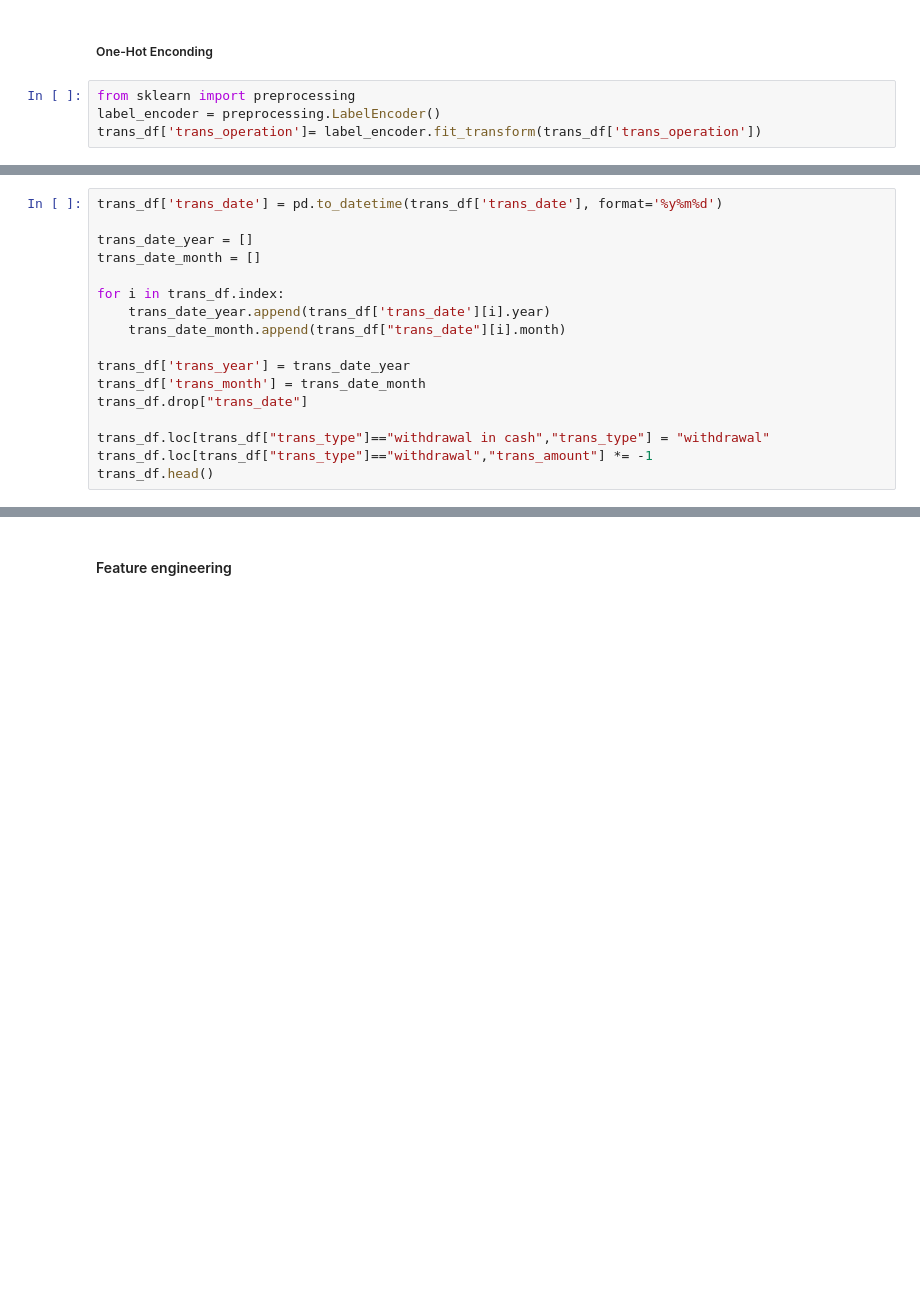
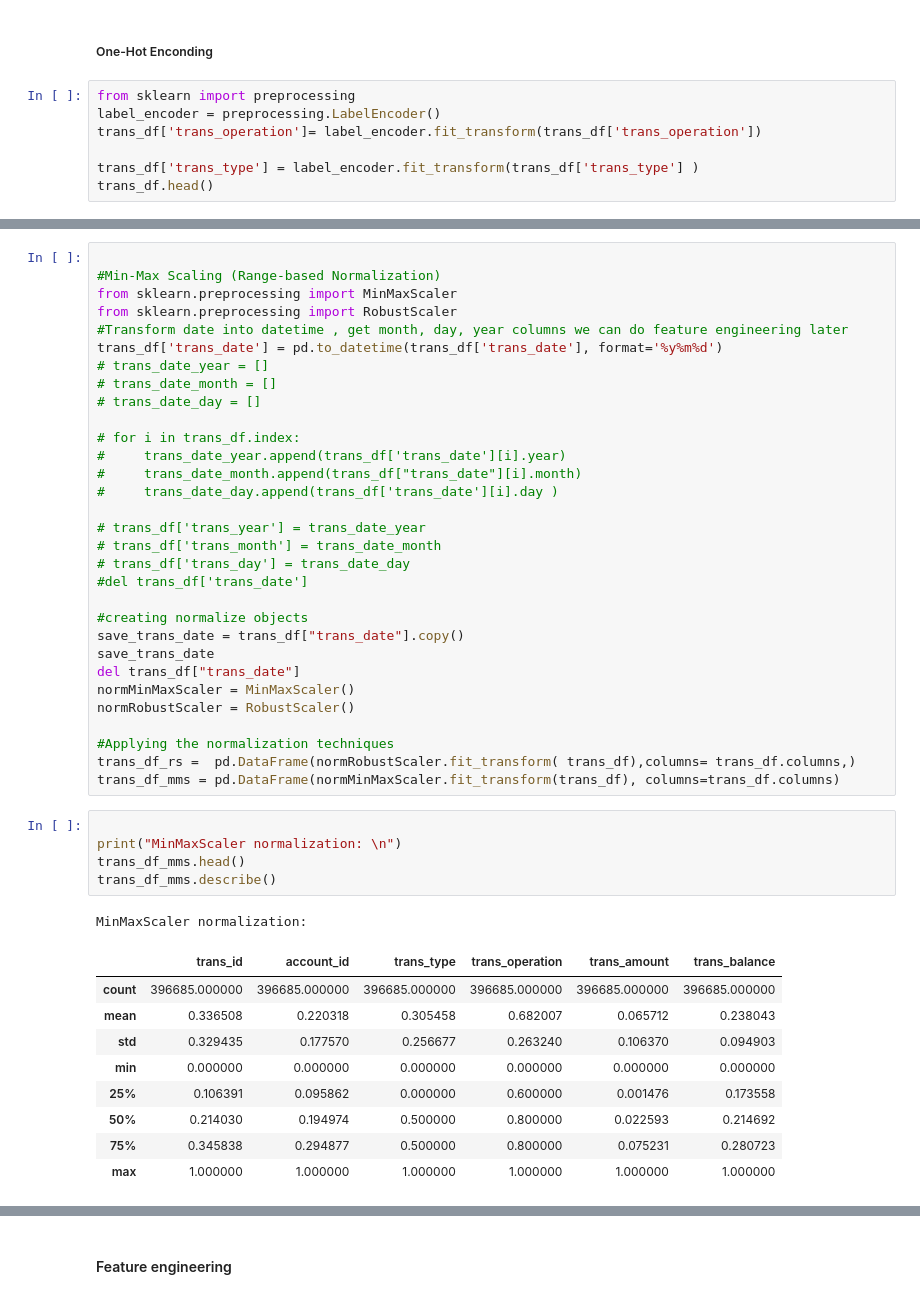
Before and after one commit to BernardoFerreira00/AC-Project, a Jupyter notebook: Notebooks/crisp_dm_sprint_3_4/data_preparation_trans_loan.ipynb, the cells around one changed output, grey strips where cells are left out. Cells and saved outputs as stored; diff of their text form; blank space fills up the shorter version.

Commit message:
almost all phases of data preparation detailed for transactions

```diff
--- a/Notebooks/crisp_dm_sprint_3_4/data_preparation_trans_loan.ipynb
+++ b/Notebooks/crisp_dm_sprint_3_4/data_preparation_trans_loan.ipynb
@@ -106,3 +101,6 @@ However, for the trans_k_symbol attribute we will now drop the column, but as me
 from sklearn import preprocessing
 label_encoder = preprocessing.LabelEncoder()
 trans_df['trans_operation']= label_encoder.fit_transform(trans_df['trans_operation'])
+
+trans_df['trans_type'] = label_encoder.fit_transform(trans_df['trans_type'] )
+trans_df.head()
@@ -111,17 +127,47 @@ trans_df['trans_operation']= label_encoder.fit_transform(trans_df['trans_operati
 # %%
+
+#Min-Max Scaling (Range-based Normalization)
+from sklearn.preprocessing import MinMaxScaler
+from sklearn.preprocessing import RobustScaler
+#Transform date into datetime , get month, day, year columns we can do feature engineering later
 trans_df['trans_date'] = pd.to_datetime(trans_df['trans_date'], format='%y%m%d')
+# trans_date_year = []
+# trans_date_month = []
+# trans_date_day = []
 
-trans_date_year = []
-trans_date_month = []
+# for i in trans_df.index:
+#     trans_date_year.append(trans_df['trans_date'][i].year)
+#     trans_date_month.append(trans_df["trans_date"][i].month)
+#     trans_date_day.append(trans_df['trans_date'][i].day )
 
-for i in trans_df.index:
-    trans_date_year.append(trans_df['trans_date'][i].year)
-    trans_date_month.append(trans_df["trans_date"][i].month)
+# trans_df['trans_year'] = trans_date_year
+# trans_df['trans_month'] = trans_date_month
+# trans_df['trans_day'] = trans_date_day
+#del trans_df['trans_date']
 
-trans_df['trans_year'] = trans_date_year
-trans_df['trans_month'] = trans_date_month
-trans_df.drop["trans_date"]
+#creating normalize objects
+save_trans_date = trans_df["trans_date"].copy()
+save_trans_date
+del trans_df["trans_date"]
+normMinMaxScaler = MinMaxScaler()
+normRobustScaler = RobustScaler()
 
-trans_df.loc[trans_df["trans_type"]=="withdrawal in cash","trans_type"] = "withdrawal"
-trans_df.loc[trans_df["trans_type"]=="withdrawal","trans_amount"] *= -1
-trans_df.head()
+#Applying the normalization techniques
+trans_df_rs =  pd.DataFrame(normRobustScaler.fit_transform( trans_df),columns= trans_df.columns,)
+trans_df_mms = pd.DataFrame(normMinMaxScaler.fit_transform(trans_df), columns=trans_df.columns)
+# %%
+
+print("MinMaxScaler normalization: \n")
+trans_df_mms.head()
+trans_df_mms.describe()
+# %% [output]
+MinMaxScaler normalization:
+|  | trans_id | account_id | trans_type | trans_operation | trans_amount | trans_balance |
+| count | 396685.000000 | 396685.000000 | 396685.000000 | 396685.000000 | 396685.000000 | 396685.000000 |
+| mean | 0.336508 | 0.220318 | 0.305458 | 0.682007 | 0.065712 | 0.238043 |
+| std | 0.329435 | 0.177570 | 0.256677 | 0.263240 | 0.106370 | 0.094903 |
+| min | 0.000000 | 0.000000 | 0.000000 | 0.000000 | 0.000000 | 0.000000 |
+| 25% | 0.106391 | 0.095862 | 0.000000 | 0.600000 | 0.001476 | 0.173558 |
+| 50% | 0.214030 | 0.194974 | 0.500000 | 0.800000 | 0.022593 | 0.214692 |
+| 75% | 0.345838 | 0.294877 | 0.500000 | 0.800000 | 0.075231 | 0.280723 |
+| max | 1.000000 | 1.000000 | 1.000000 | 1.000000 | 1.000000 | 1.000000 |
```
Also changed, not shown: parts of 38 cells of this notebook, 7 other files.
